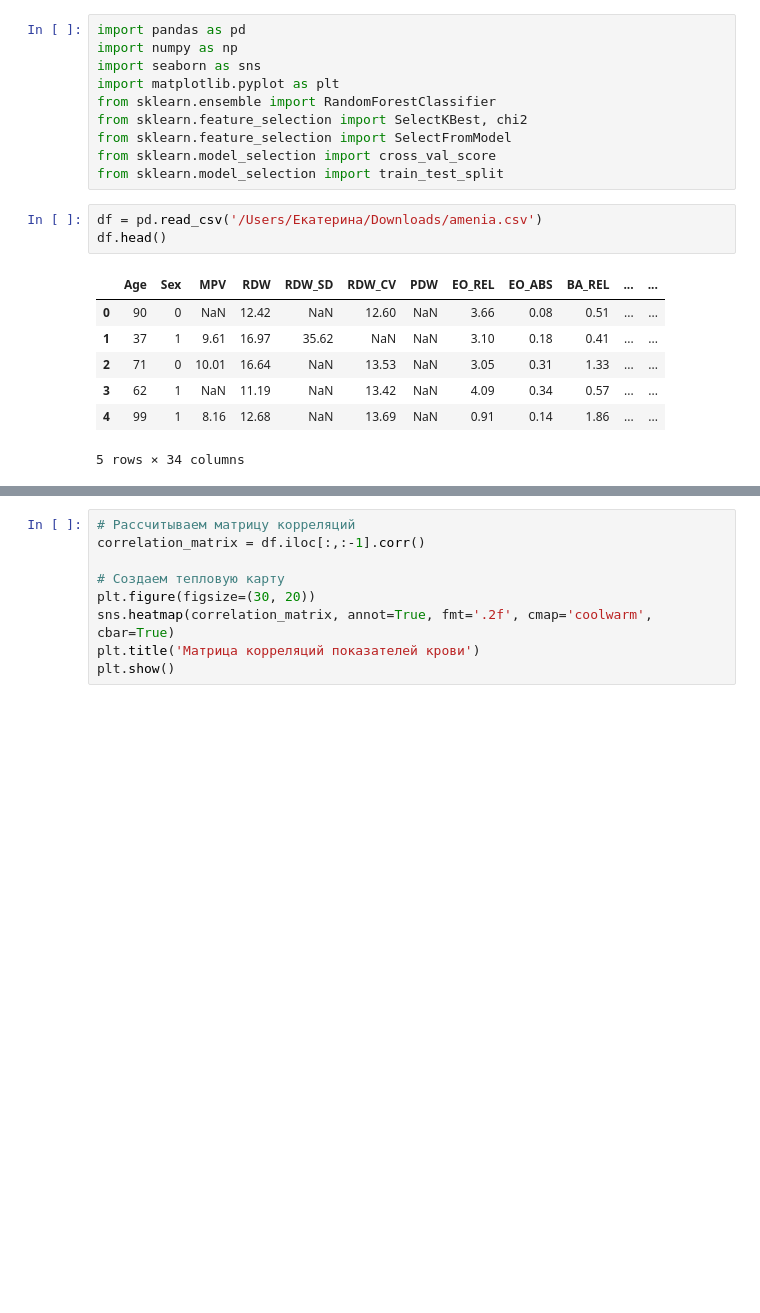
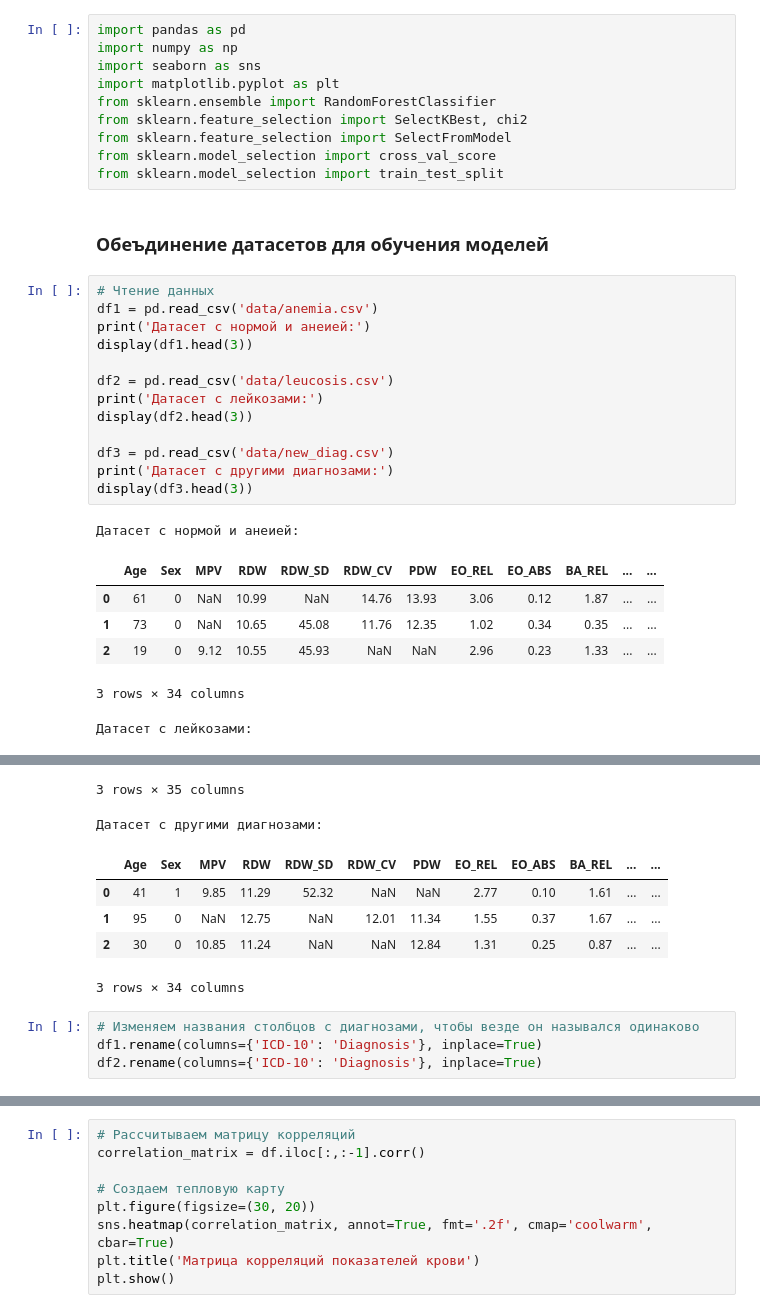
Before and after one commit to ekaterinakaz4255/hakaton_blood_classification, a Jupyter notebook: feature_selection.ipynb, the cells around one changed output, grey strips where cells are left out. Saved outputs shown, nothing was run; the diff lists cells and outputs as text; blank space fills up the shorter version.

```diff
--- a/feature_selection.ipynb
+++ b/feature_selection.ipynb
@@ -8,14 +10,26 @@ from sklearn.feature_selection import SelectKBest, chi2
 from sklearn.feature_selection import SelectFromModel
 from sklearn.model_selection import cross_val_score
 from sklearn.model_selection import train_test_split
-# %%
-df = pd.read_csv('/Users/Екатерина/Downloads/amenia.csv')
-df.head()
-# %% [output]
-|  | Age | Sex | MPV | RDW | RDW_SD | RDW_CV | PDW | EO_REL | EO_ABS | BA_REL | ... | ... |
-| 0 | 90 | 0 | NaN | 12.42 | NaN | 12.60 | NaN | 3.66 | 0.08 | 0.51 | ... | ... |
-| 1 | 37 | 1 | 9.61 | 16.97 | 35.62 | NaN | NaN | 3.10 | 0.18 | 0.41 | ... | ... |
-| 2 | 71 | 0 | 10.01 | 16.64 | NaN | 13.53 | NaN | 3.05 | 0.31 | 1.33 | ... | ... |
-| 3 | 62 | 1 | NaN | 11.19 | NaN | 13.42 | NaN | 4.09 | 0.34 | 0.57 | ... | ... |
-| 4 | 99 | 1 | 8.16 | 12.68 | NaN | 13.69 | NaN | 0.91 | 0.14 | 1.86 | ... | ... |
-5 rows × 34 columns
+# %% [markdown]
+### Обеъдинение датасетов для обучения моделей
+# %%
+# Чтение данных
+df1 = pd.read_csv('data/anemia.csv')
+print('Датасет с нормой и анеией:')
+display(df1.head(3))
+
+df2 = pd.read_csv('data/leucosis.csv')
+print('Датасет с лейкозами:')
+display(df2.head(3))
+
+df3 = pd.read_csv('data/new_diag.csv')
+print('Датасет с другими диагнозами:')
+display(df3.head(3))
+# %% [output]
+Датасет с нормой и анеией:
+|  | Age | Sex | MPV | RDW | RDW_SD | RDW_CV | PDW | EO_REL | EO_ABS | BA_REL | ... | ... |
+| 0 | 61 | 0 | NaN | 10.99 | NaN | 14.76 | 13.93 | 3.06 | 0.12 | 1.87 | ... | ... |
+| 1 | 73 | 0 | NaN | 10.65 | 45.08 | 11.76 | 12.35 | 1.02 | 0.34 | 0.35 | ... | ... |
+| 2 | 19 | 0 | 9.12 | 10.55 | 45.93 | NaN | NaN | 2.96 | 0.23 | 1.33 | ... | ... |
+3 rows × 34 columns
+Датасет с лейкозами:
@@ -21,0 +40,11 @@ df.head()
+3 rows × 35 columns
+Датасет с другими диагнозами:
+|  | Age | Sex | MPV | RDW | RDW_SD | RDW_CV | PDW | EO_REL | EO_ABS | BA_REL | ... | ... |
+| 0 | 41 | 1 | 9.85 | 11.29 | 52.32 | NaN | NaN | 2.77 | 0.10 | 1.61 | ... | ... |
+| 1 | 95 | 0 | NaN | 12.75 | NaN | 12.01 | 11.34 | 1.55 | 0.37 | 1.67 | ... | ... |
+| 2 | 30 | 0 | 10.85 | 11.24 | NaN | NaN | 12.84 | 1.31 | 0.25 | 0.87 | ... | ... |
+3 rows × 34 columns
+# %%
+# Изменяем названия столбцов с диагнозами, чтобы везде он назывался одинаково
+df1.rename(columns={'ICD-10': 'Diagnosis'}, inplace=True)
+df2.rename(columns={'ICD-10': 'Diagnosis'}, inplace=True)
```
Also changed, not shown: parts of 10 cells of this notebook, 3 other files.
